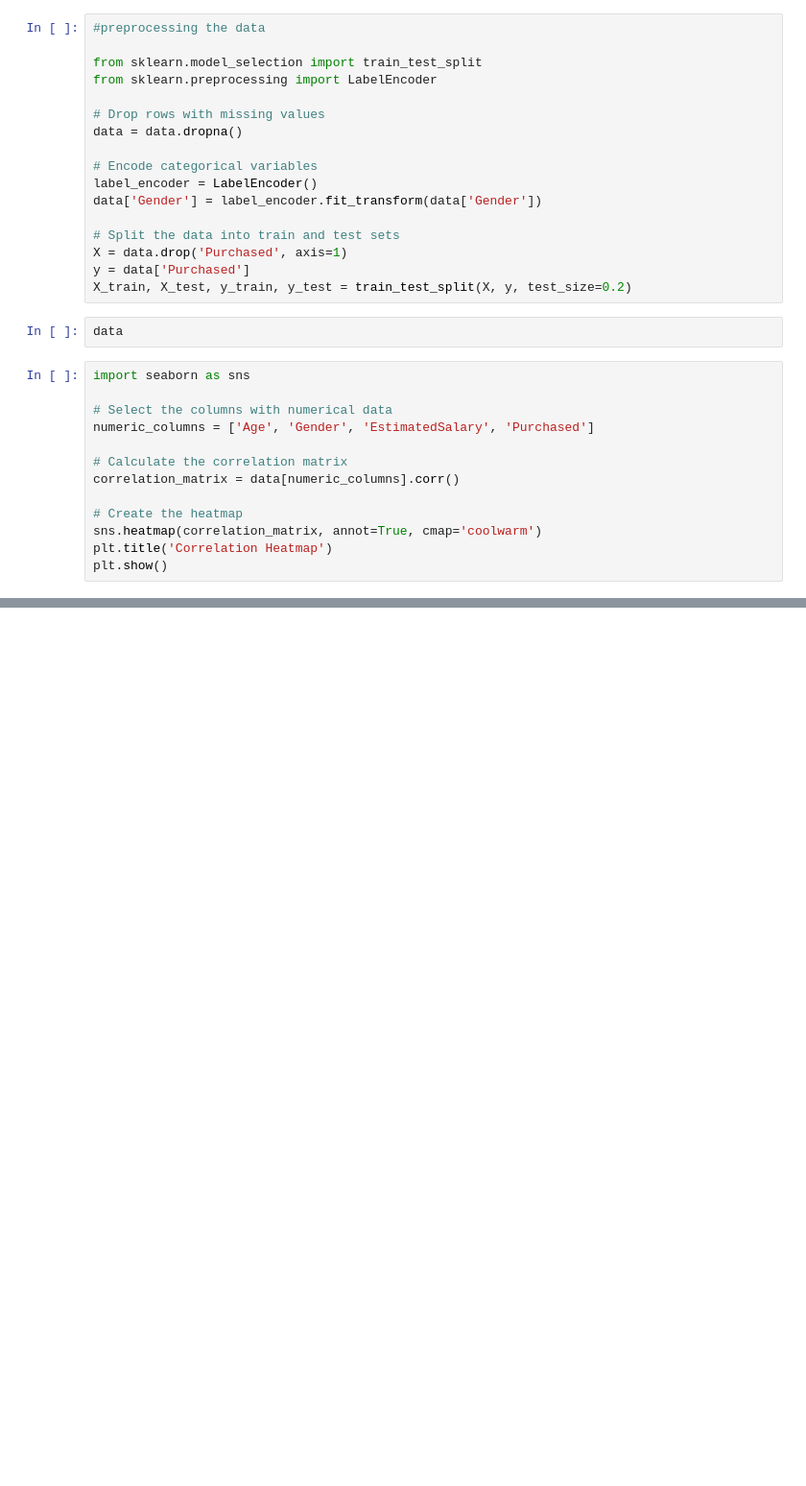
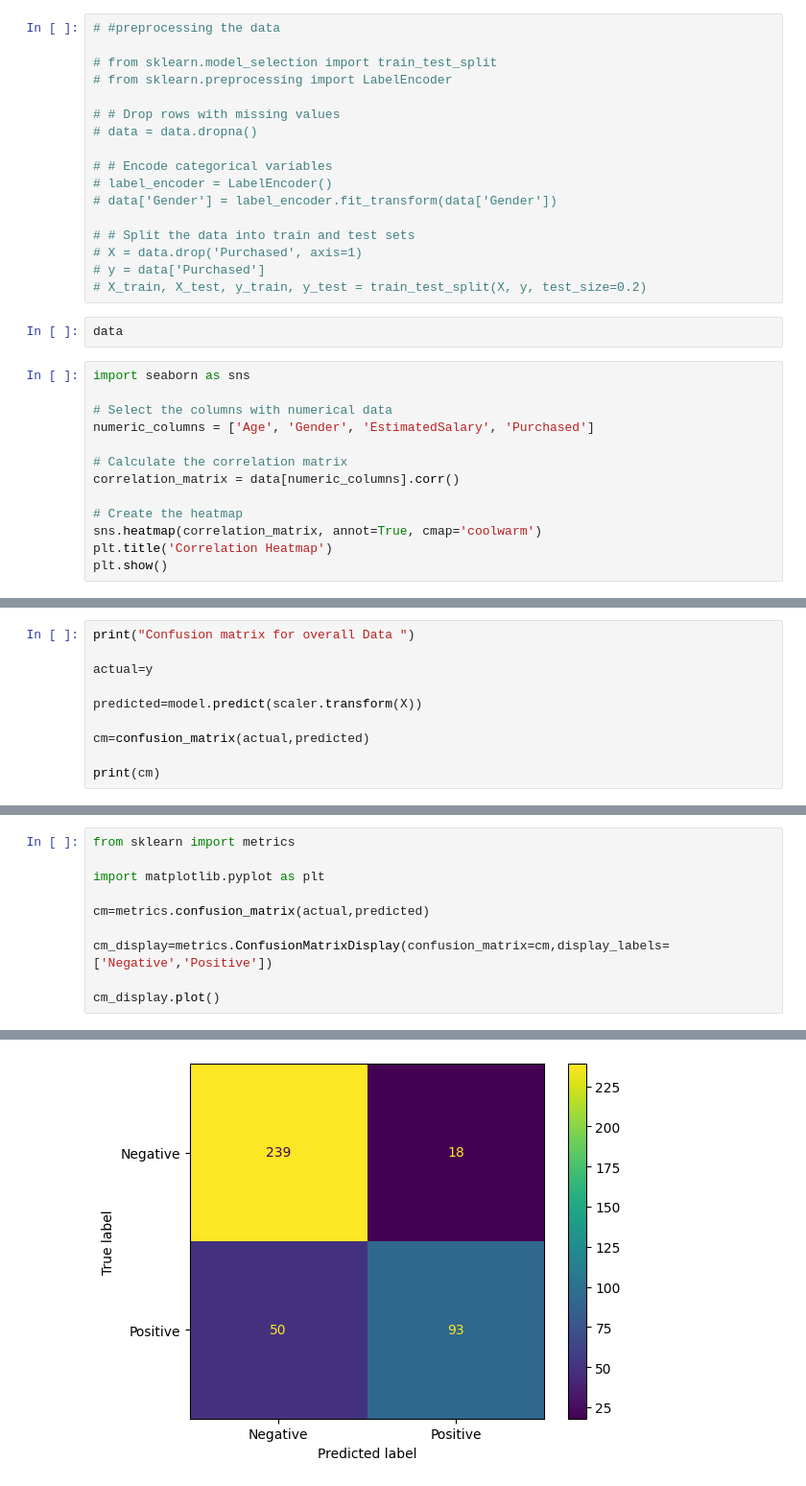
Before and after one commit to ankit-genzeon/AI-ML-Bootcamp-Genzeon-2023, a Jupyter notebook: case_4.ipynb, the cells around one changed output, grey strips where cells are left out. Shown: that part at 96% size. Drawn from its saved outputs; the diff is of its cells as text; blank space fills up the shorter version.

```diff
--- a/case_4.ipynb
+++ b/case_4.ipynb
@@ -48,22 +60,22 @@ sns.pairplot(data, hue='Gender', palette = 'tab20')
 This may include handling missing values, encoding categorical variables, or scaling numerical features.
 The specific preprocessing steps depend on your dataset and the machine learning algorithm you plan to use.'''
 # %%
-#preprocessing the data
+# #preprocessing the data
 
-from sklearn.model_selection import train_test_split
-from sklearn.preprocessing import LabelEncoder
+# from sklearn.model_selection import train_test_split
+# from sklearn.preprocessing import LabelEncoder
 
-# Drop rows with missing values
-data = data.dropna()
+# # Drop rows with missing values
+# data = data.dropna()
 
-# Encode categorical variables
-label_encoder = LabelEncoder()
-data['Gender'] = label_encoder.fit_transform(data['Gender'])
+# # Encode categorical variables
+# label_encoder = LabelEncoder()
+# data['Gender'] = label_encoder.fit_transform(data['Gender'])
 
-# Split the data into train and test sets
-X = data.drop('Purchased', axis=1)
-y = data['Purchased']
-X_train, X_test, y_train, y_test = train_test_split(X, y, test_size=0.2)
+# # Split the data into train and test sets
+# X = data.drop('Purchased', axis=1)
+# y = data['Purchased']
+# X_train, X_test, y_train, y_test = train_test_split(X, y, test_size=0.2)
 # %%
 data
 # %%
@@ -180,0 +266,10 @@ else:
+# %%
+print("Confusion matrix for overall Data ")
+
+actual=y
+
+predicted=model.predict(scaler.transform(X))
+
+cm=confusion_matrix(actual,predicted)
+
+print(cm)
@@ -180,0 +280,11 @@ else:
+# %%
+from sklearn import metrics
+
+import matplotlib.pyplot as plt
+
+cm=metrics.confusion_matrix(actual,predicted)
+
+cm_display=metrics.ConfusionMatrixDisplay(confusion_matrix=cm,display_labels=['Negative','Positive'])
+
+cm_display.plot()
+# %% [output]
@@ -180,0 +292 @@ else:
+[figure, added]
```
Also changed, not shown: parts of 16 cells of this notebook.
